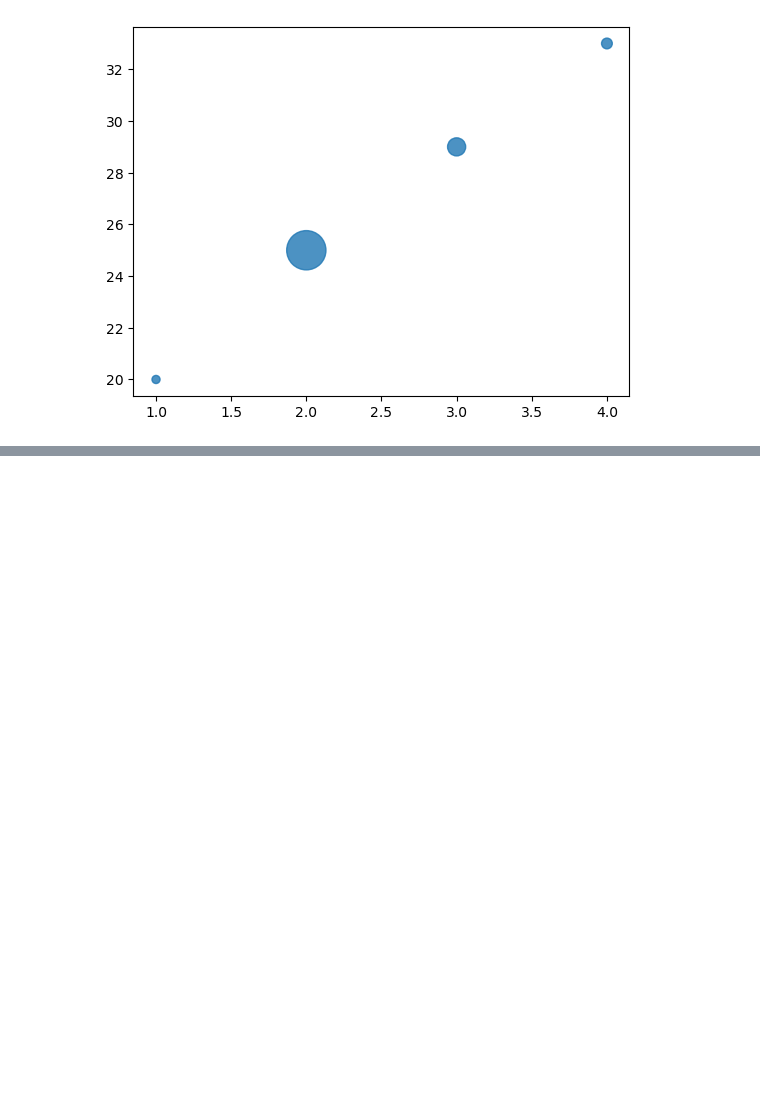
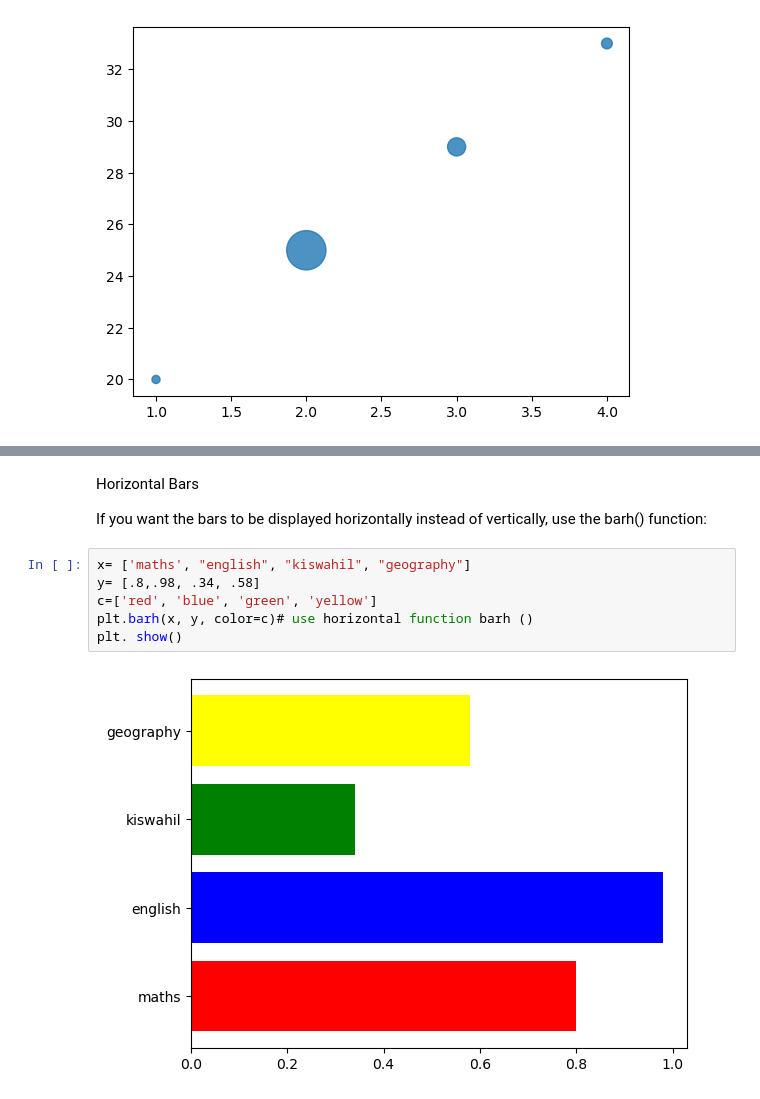
Before and after one commit to ThomasOindi/Learnings, a Jupyter notebook: matplot_library.ipynb, the cells around one changed output, grey strips where cells are left out. Saved outputs shown, nothing was run; the diff lists cells and outputs as text; blank space fills up the shorter version.

```diff
--- a/matplot_library.ipynb
+++ b/matplot_library.ipynb
@@ -442,0 +466,12 @@ plt.show()
+# %% [markdown]
+Horizontal Bars
+
+If you want the bars to be displayed horizontally instead of vertically, use the barh() function:
+# %%
+x= ['maths', "english", "kiswahil", "geography"]
+y= [.8,.98, .34, .58]
+c=['red', 'blue', 'green', 'yellow']
+plt.barh(x, y, color=c)# use horizontal function barh ()
+plt. show()
+# %% [output]
+[figure, added]
```
Also changed, not shown: parts of 10 cells of this notebook.
